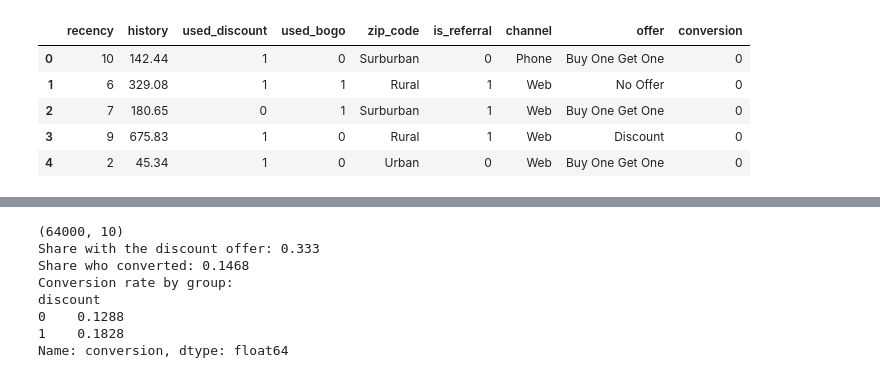
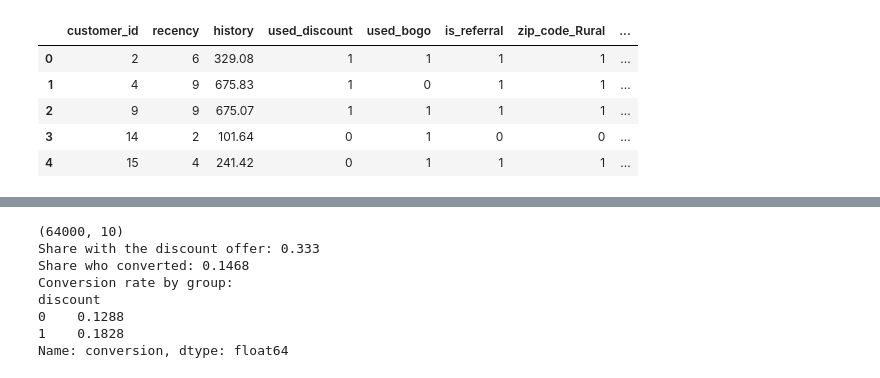
Before and after one commit to Sangu-dev/EconoCasual, a Jupyter notebook: notebooks/casual_graph.ipynb, the cells around one changed output, grey strips where cells are left out. Saved outputs shown, nothing was run; the diff lists cells and outputs as text; code cells hidden in the pictures.

```diff
--- a/notebooks/casual_graph.ipynb
+++ b/notebooks/casual_graph.ipynb
@@ -1,15 +1,15 @@
 # %%
 import sys
 import pandas as pd
 import numpy as np
 import matplotlib.pyplot as plt
-df=pd.read_csv('../data/data.csv')
+df=pd.read_csv('../data/retail_campaign.csv')
 df.head()
 # %% [output]
-|  | recency | history | used_discount | used_bogo | zip_code | is_referral | channel | offer | conversion |
-| 0 | 10 | 142.44 | 1 | 0 | Surburban | 0 | Phone | Buy One Get One | 0 |
-| 1 | 6 | 329.08 | 1 | 1 | Rural | 1 | Web | No Offer | 0 |
-| 2 | 7 | 180.65 | 0 | 1 | Surburban | 1 | Web | Buy One Get One | 0 |
-| 3 | 9 | 675.83 | 1 | 0 | Rural | 1 | Web | Discount | 0 |
-| 4 | 2 | 45.34 | 1 | 0 | Urban | 0 | Web | Buy One Get One | 0 |
+|  | customer_id | recency | history | used_discount | used_bogo | is_referral | zip_code_Rural | ... |
+| 0 | 2 | 6 | 329.08 | 1 | 1 | 1 | 1 | ... |
+| 1 | 4 | 9 | 675.83 | 1 | 0 | 1 | 1 | ... |
+| 2 | 9 | 9 | 675.07 | 1 | 1 | 1 | 1 | ... |
+| 3 | 14 | 2 | 101.64 | 0 | 1 | 0 | 0 | ... |
+| 4 | 15 | 4 | 241.42 | 0 | 1 | 1 | 1 | ... |
 # %%
```
Also changed, not shown: parts of 6 cells of this notebook, 2 other files.
